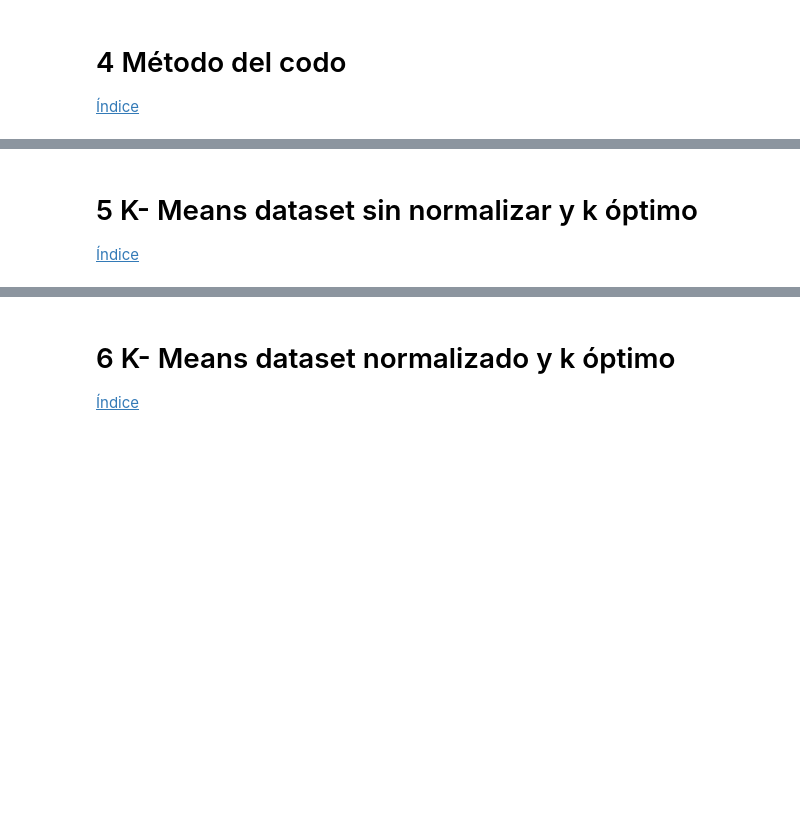
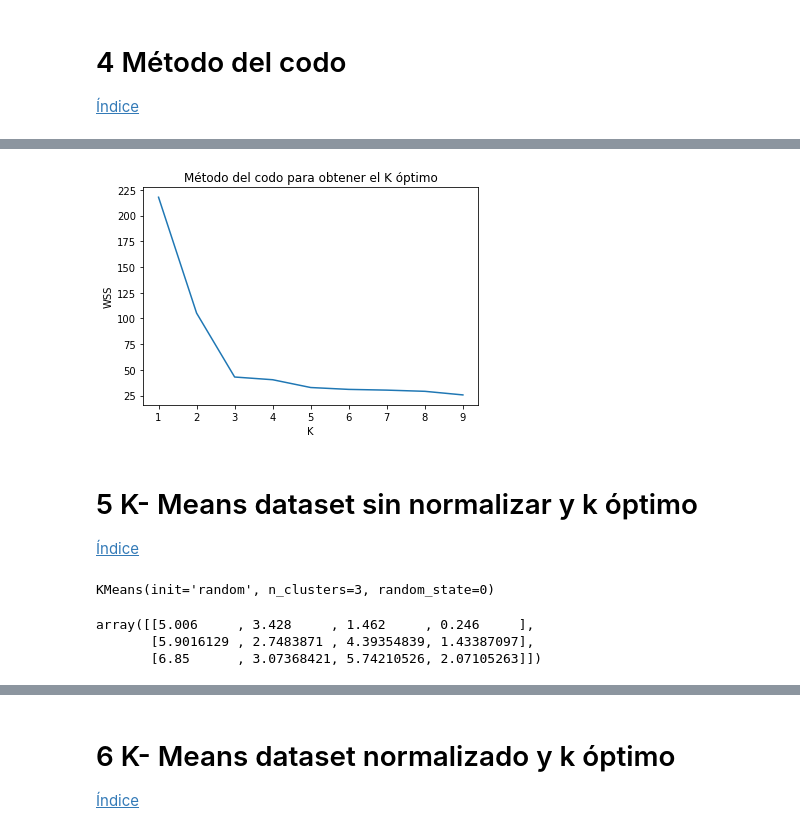
Before and after one commit to rmmateosv/SAA2223, a Jupyter notebook: Tema5/01Lirios/01KMeans.ipynb, the cells around one changed output, grey strips where cells are left out. Saved outputs shown, nothing was run; the diff lists cells and outputs as text; code cells hidden in the pictures; blank space fills up the shorter version.

```diff
--- a/Tema5/01Lirios/01KMeans.ipynb
+++ b/Tema5/01Lirios/01KMeans.ipynb
@@ -264,3 +267,19 @@ metodoCodo(df,1,10)
+# %%
+metodoCodo(dfNorm,1,10)
+# %% [output]
+[figure, added]
 # %% [markdown]
 # 5 K- Means dataset sin normalizar y k óptimo <a name="5"></a>
 [Índice](#indice)
+# %%
+modelo = KMeans(n_clusters=3, init='random', random_state=0)
+modelo.fit(df)
+# %% [output]
+KMeans(init='random', n_clusters=3, random_state=0)
+# %%
+# mostrar los centroides
+modelo.cluster_centers_
+# %% [output]
+array([[5.006     , 3.428     , 1.462     , 0.246     ],
+       [5.9016129 , 2.7483871 , 4.39354839, 1.43387097],
+       [6.85      , 3.07368421, 5.74210526, 2.07105263]])
```
Also changed, not shown: parts of 35 cells of this notebook.
